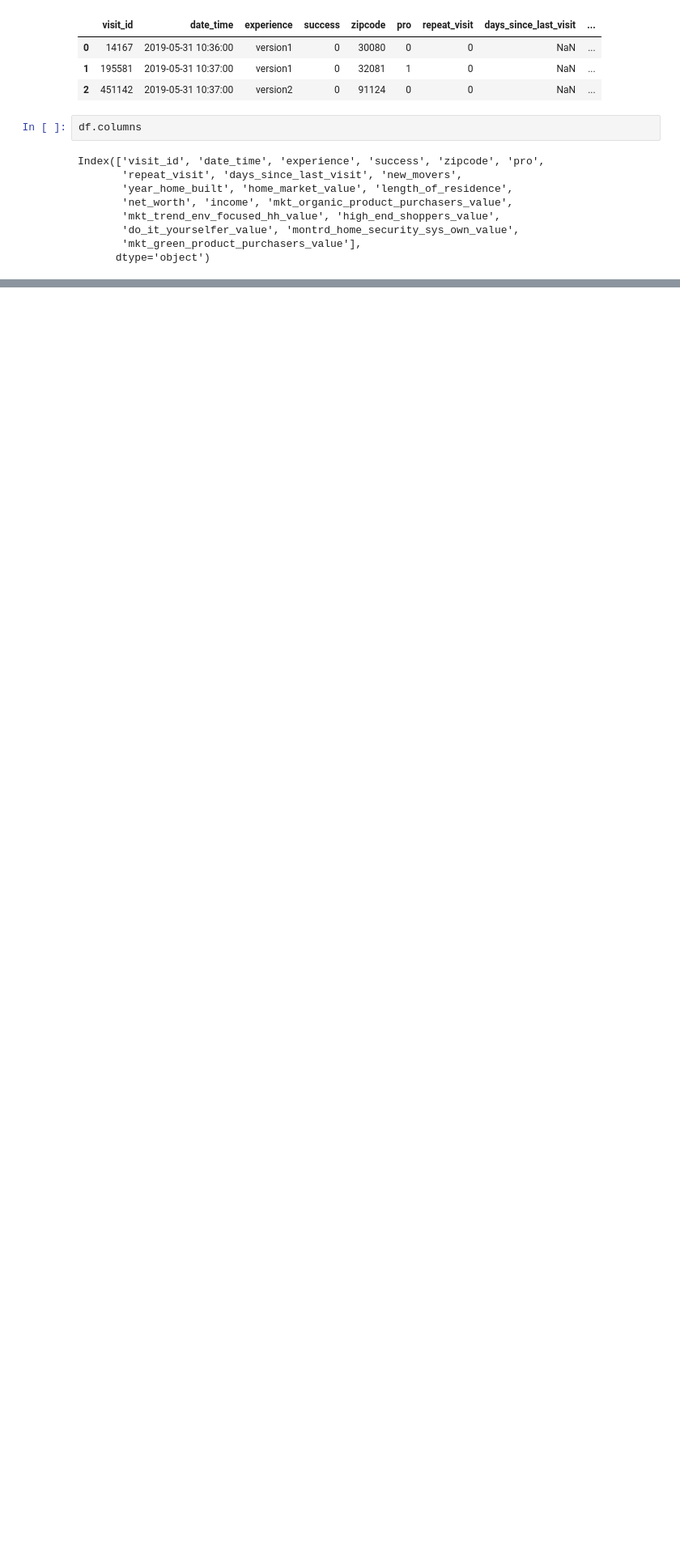
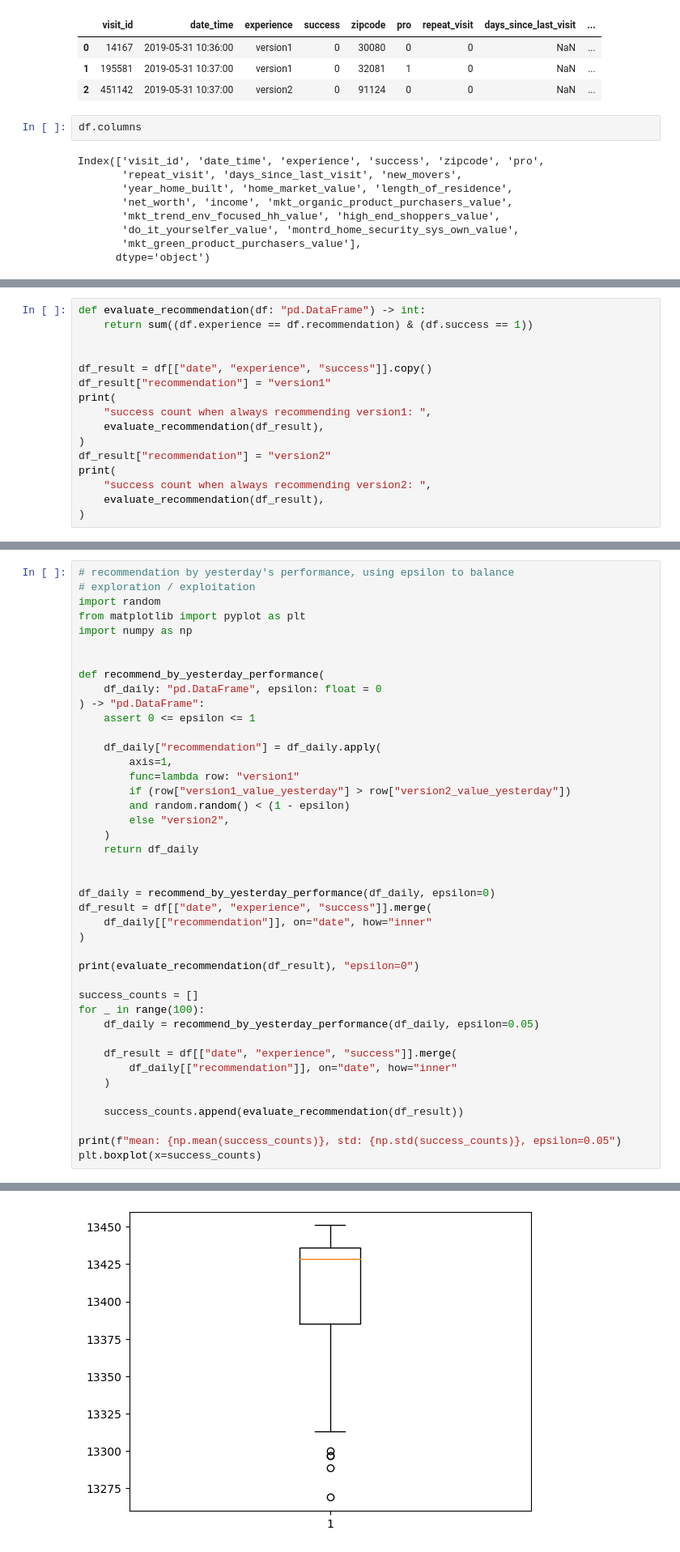
Before and after one commit to ykaitao/reinforcement-learning-for-recommendation, a Jupyter notebook: notebooks/multi-armed-bandit.ipynb, the cells around one changed output, grey strips where cells are left out. Shown at 81% size. Cells and saved outputs as stored; diff of their text form; blank space fills up the shorter version.

```diff
--- a/notebooks/multi-armed-bandit.ipynb
+++ b/notebooks/multi-armed-bandit.ipynb
@@ -112,0 +122,16 @@ df_mab_daily[["version1_value", "version2_value"]].plot()
+# %%
+def evaluate_recommendation(df: "pd.DataFrame") -> int:
+    return sum((df.experience == df.recommendation) & (df.success == 1))
+
+
+df_result = df[["date", "experience", "success"]].copy()
+df_result["recommendation"] = "version1"
+print(
+    "success count when always recommending version1: ",
+    evaluate_recommendation(df_result),
+)
+df_result["recommendation"] = "version2"
+print(
+    "success count when always recommending version2: ",
+    evaluate_recommendation(df_result),
+)
@@ -112,0 +185,43 @@ df_mab_daily[["version1_value", "version2_value"]].plot()
+# %%
+# recommendation by yesterday's performance, using epsilon to balance
+# exploration / exploitation
+import random
+from matplotlib import pyplot as plt
+import numpy as np
+
+
+def recommend_by_yesterday_performance(
+    df_daily: "pd.DataFrame", epsilon: float = 0
+) -> "pd.DataFrame":
+    assert 0 <= epsilon <= 1
+
+    df_daily["recommendation"] = df_daily.apply(
+        axis=1,
+        func=lambda row: "version1"
+        if (row["version1_value_yesterday"] > row["version2_value_yesterday"])
+        and random.random() < (1 - epsilon)
+        else "version2",
+    )
+    return df_daily
+
+
+df_daily = recommend_by_yesterday_performance(df_daily, epsilon=0)
+df_result = df[["date", "experience", "success"]].merge(
+    df_daily[["recommendation"]], on="date", how="inner"
+)
+
+print(evaluate_recommendation(df_result), "epsilon=0")
+
+success_counts = []
+for _ in range(100):
+    df_daily = recommend_by_yesterday_performance(df_daily, epsilon=0.05)
+
+    df_result = df[["date", "experience", "success"]].merge(
+        df_daily[["recommendation"]], on="date", how="inner"
+    )
+
+    success_counts.append(evaluate_recommendation(df_result))
+
+print(f"mean: {np.mean(success_counts)}, std: {np.std(success_counts)}, epsilon=0.05")
+plt.boxplot(x=success_counts)
+# %% [output]
@@ -112,0 +238 @@ df_mab_daily[["version1_value", "version2_value"]].plot()
+[figure, added]
```
Also changed, not shown: parts of 13 cells of this notebook.
